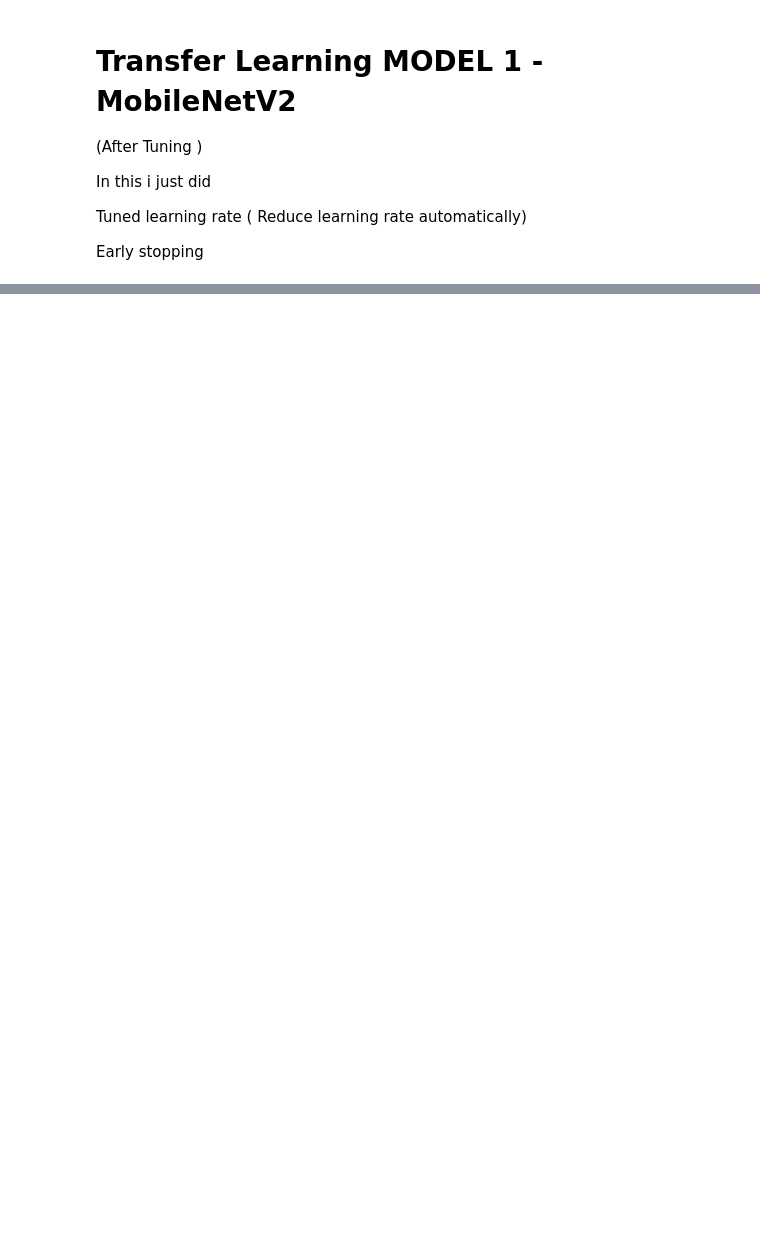
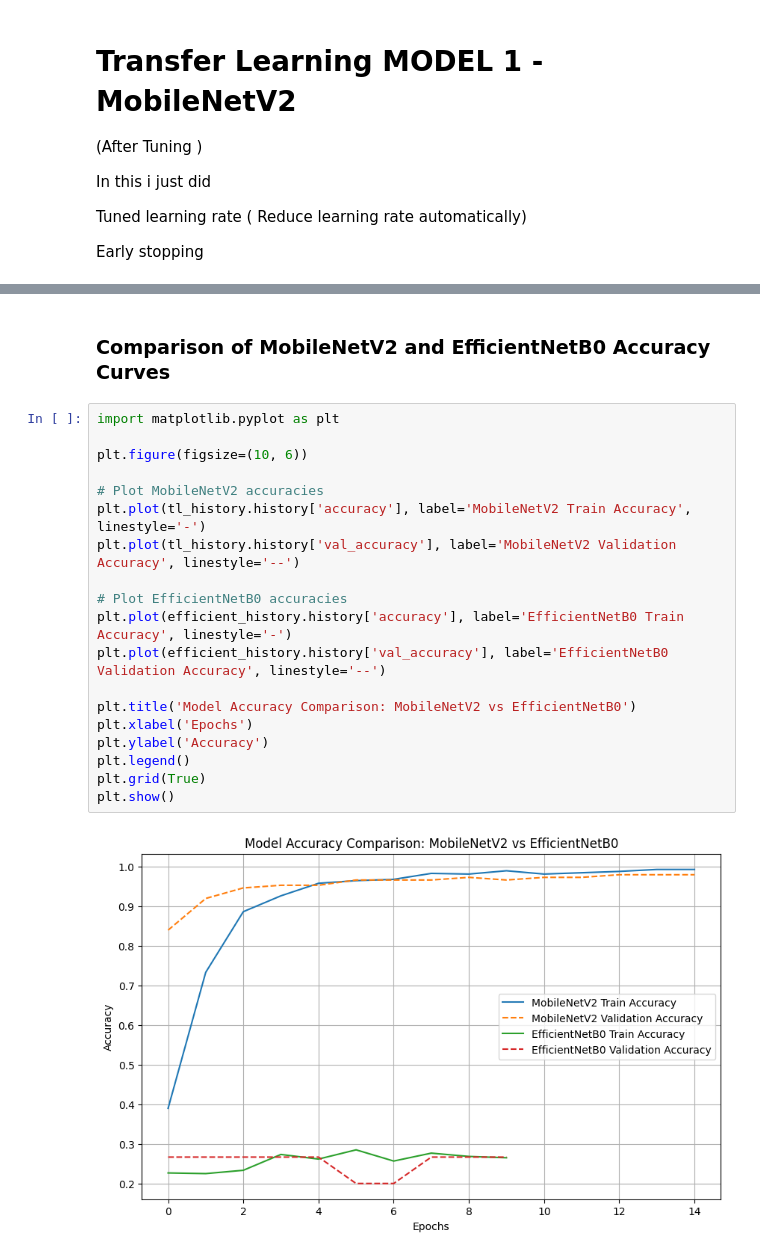
Before and after one commit to Ushachandaka/Comparative-Analysis-of-Deep-Learning-Models-for-Plant-Disease-Detection-using-Leaf-Image-Data, a Jupyter notebook: PlantVillage_small.ipynb, the cells around one changed output, grey strips where cells are left out. Cells and saved outputs as stored; diff of their text form; blank space fills up the shorter version.

```diff
--- a/PlantVillage_small.ipynb
+++ b/PlantVillage_small.ipynb
@@ -337,0 +522,23 @@ plt.show()
+# %% [markdown]
+### Comparison of MobileNetV2 and EfficientNetB0 Accuracy Curves
+# %%
+import matplotlib.pyplot as plt
+
+plt.figure(figsize=(10, 6))
+
+# Plot MobileNetV2 accuracies
+plt.plot(tl_history.history['accuracy'], label='MobileNetV2 Train Accuracy', linestyle='-')
+plt.plot(tl_history.history['val_accuracy'], label='MobileNetV2 Validation Accuracy', linestyle='--')
+
+# Plot EfficientNetB0 accuracies
+plt.plot(efficient_history.history['accuracy'], label='EfficientNetB0 Train Accuracy', linestyle='-')
+plt.plot(efficient_history.history['val_accuracy'], label='EfficientNetB0 Validation Accuracy', linestyle='--')
+
+plt.title('Model Accuracy Comparison: MobileNetV2 vs EfficientNetB0')
+plt.xlabel('Epochs')
+plt.ylabel('Accuracy')
+plt.legend()
+plt.grid(True)
+plt.show()
+# %% [output]
+[figure, added]
```
Also changed, not shown: parts of 14 cells of this notebook.
